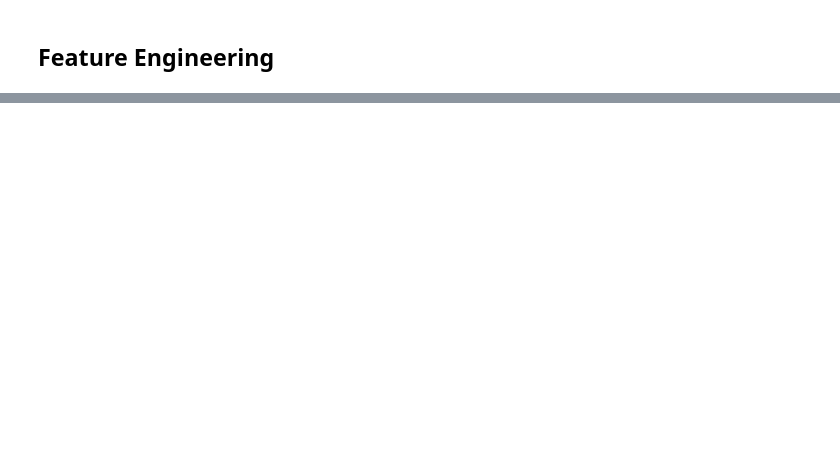
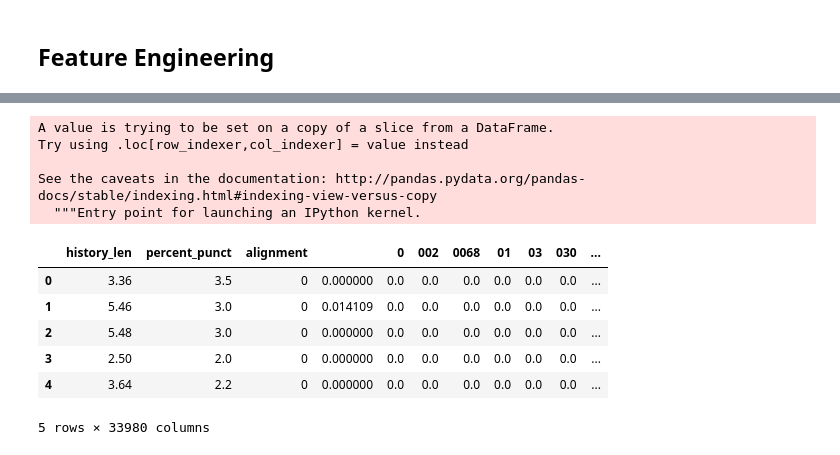
Before and after one commit to Amberlynnyandow/study-group-content, a Jupyter notebook: module_4/week_6_PT/advanced_nlp .ipynb, the cells around one changed output, grey strips where cells are left out. Saved outputs shown, nothing was run; the diff lists cells and outputs as text; code cells hidden in the pictures; blank space fills up the shorter version.

```diff
--- a/module_4/week_6_PT/advanced_nlp .ipynb
+++ b/module_4/week_6_PT/advanced_nlp .ipynb
@@ -213,3 +229,26 @@ X_tfidf_df.info()
+# %%
+new_features_df = df[['history_len', 'percent_punct', 'alignment']]
+# %%
+alignment_dict = {'Good': 0, 'Bad': 1, 'Neutral': 2}
+# %%
+new_features_df['alignment'] = [alignment_dict[item] for item in new_features_df.alignment]
+# %% [output]
+A value is trying to be set on a copy of a slice from a DataFrame.
+Try using .loc[row_indexer,col_indexer] = value instead
+
+See the caveats in the documentation: http://pandas.pydata.org/pandas-docs/stable/indexing.html#indexing-view-versus-copy
+  """Entry point for launching an IPython kernel.
+# %%
+X_tfidf_df.reset_index(drop=True, inplace=True)
+new_features_df.reset_index(drop=True, inplace=True)
 # %%
-X = pd.concat([df['history_len'], df['percent_punct'], X_tfidf_df], axis=1)
+X = pd.concat([new_features_df, X_tfidf_df], axis=1)
 X.head()
+# %% [output]
+|  | history_len | percent_punct | alignment |  | 0 | 002 | 0068 | 01 | 03 | 030 | ... |
+| 0 | 3.36 | 3.5 | 0 | 0.000000 | 0.0 | 0.0 | 0.0 | 0.0 | 0.0 | 0.0 | ... |
+| 1 | 5.46 | 3.0 | 0 | 0.014109 | 0.0 | 0.0 | 0.0 | 0.0 | 0.0 | 0.0 | ... |
+| 2 | 5.48 | 3.0 | 0 | 0.000000 | 0.0 | 0.0 | 0.0 | 0.0 | 0.0 | 0.0 | ... |
+| 3 | 2.50 | 2.0 | 0 | 0.000000 | 0.0 | 0.0 | 0.0 | 0.0 | 0.0 | 0.0 | ... |
+| 4 | 3.64 | 2.2 | 0 | 0.000000 | 0.0 | 0.0 | 0.0 | 0.0 | 0.0 | 0.0 | ... |
+5 rows × 33980 columns
```
Also changed, not shown: parts of 36 cells of this notebook, 2 other files.
